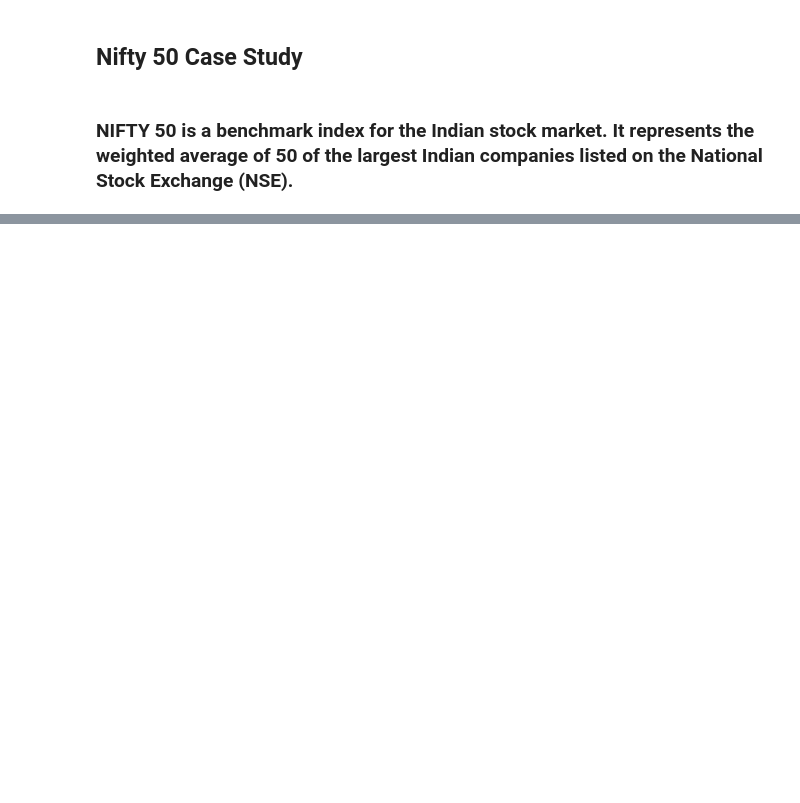
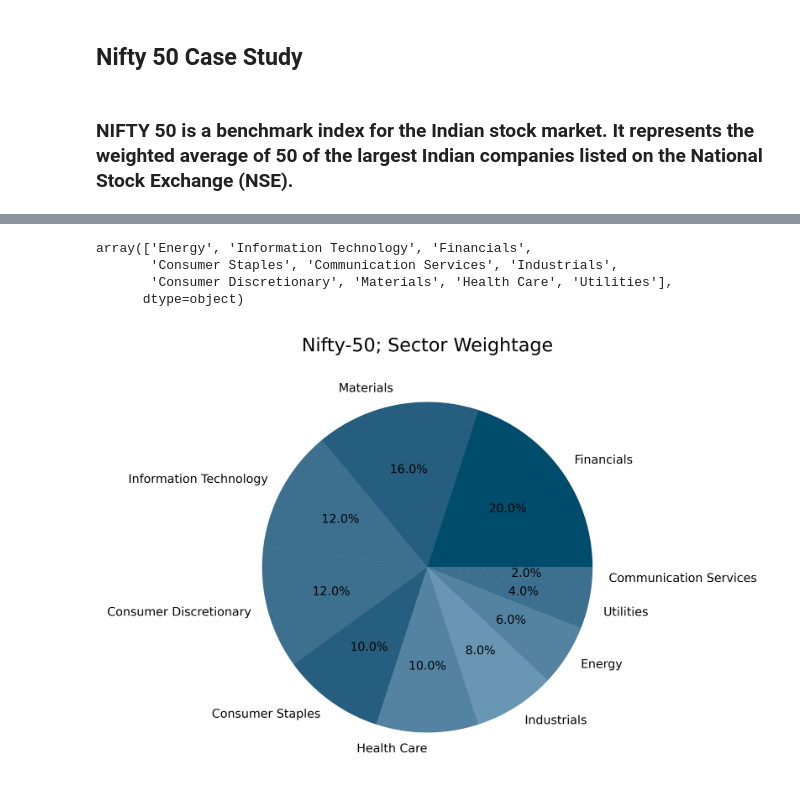
Before and after one commit to ajaym0211/Case_study, a Jupyter notebook: CS1_Nifty50.ipynb, the cells around one changed output, grey strips where cells are left out. Cells and saved outputs as stored; diff of their text form; code cells hidden in the pictures; blank space fills up the shorter version.

```diff
--- a/CS1_Nifty50.ipynb
+++ b/CS1_Nifty50.ipynb
@@ -8,3 +8,6 @@
 import pandas as pd
 import matplotlib.pyplot as plt
 import numpy as np
+# %%
+df = pd.read_csv('../Data/nifty50.csv')
+df.head()
@@ -10,0 +40,3 @@ import numpy as np
+# %%
+sector = df['Sector'].value_counts()
+sector
@@ -10,0 +56,23 @@ import numpy as np
+# %%
+df1 = df['Sector'].unique()
+df1
+# %% [output]
+array(['Energy', 'Information Technology', 'Financials',
+       'Consumer Staples', 'Communication Services', 'Industrials',
+       'Consumer Discretionary', 'Materials', 'Health Care', 'Utilities'],
+      dtype=object)
+# %%
+color = df['Sector'].map({ 'Energy':'#004c6d', 'Information Technology':'#255e7e', 'Financials':'#3d708f',
+       'Consumer Staples':'#5383a1', 'Communication Services':'#6996b3', 'Industrials':'#7faac6',
+        'Materials':'#94bed9', 'Health Care':'#abd2ec', 'Utilities':'#abd2ec','Consumer Discretionary':'#c1e7ff'
+                         })
+# %%
+fig = plt.figure(dpi=720)
+ax =fig.add_subplot()
+
+
+ax.pie(sector, labels=sector.index, autopct='%1.1f%%', colors=color, rotatelabels=False, textprops={'fontsize': 7.7})
+ax.set_title('Nifty-50; Sector Weightage', )
+plt.show()
+# %% [output]
+[figure, added]
```
Also changed, not shown: parts of 20 cells of this notebook.
